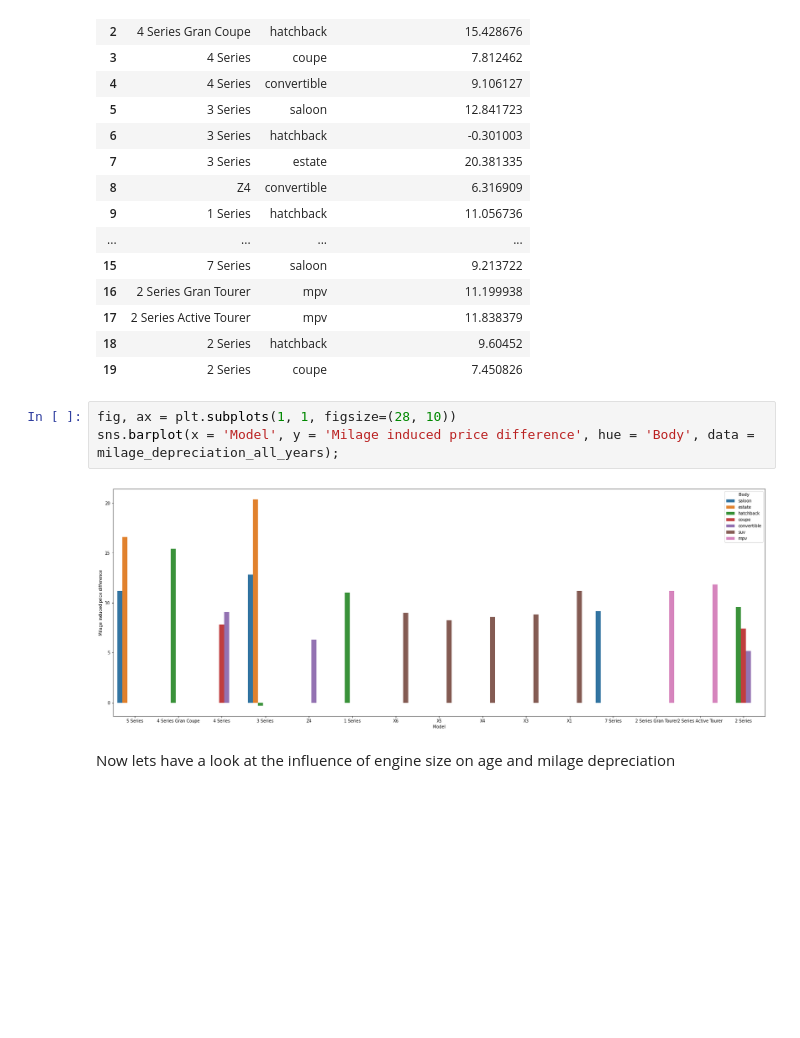
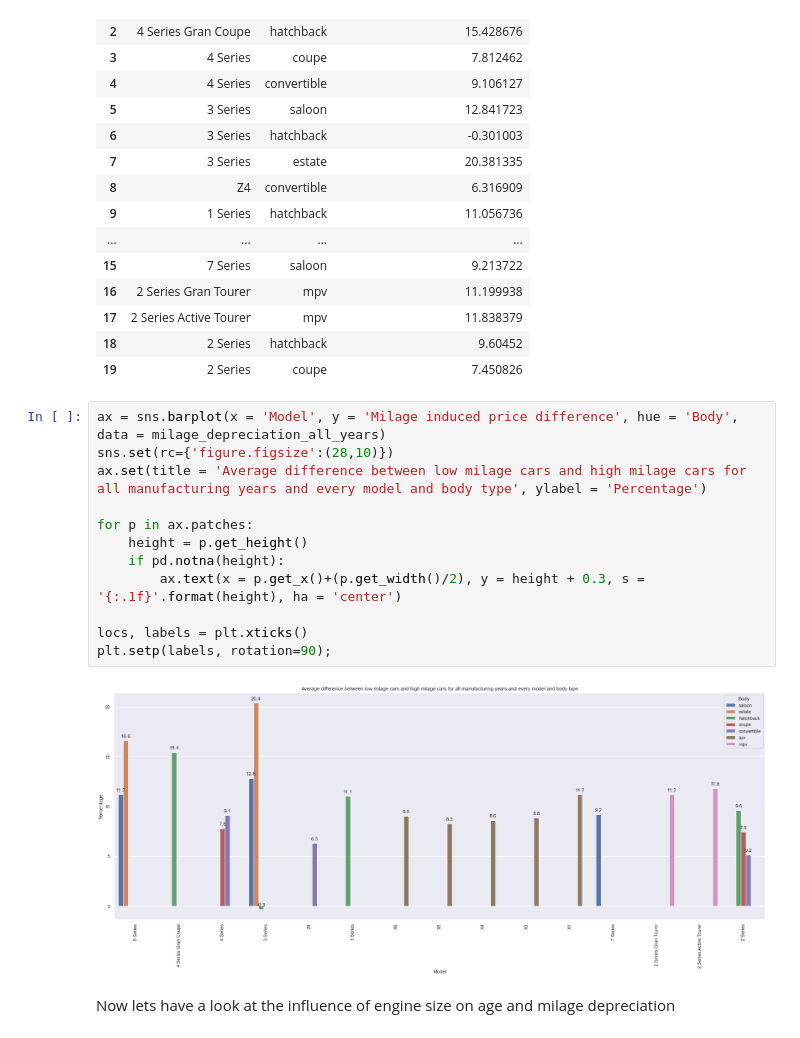
Before and after one commit to CristianCapsuna/CRISP-DM_project, a Jupyter notebook: BMW_analysis.ipynb, the cells around one changed output. Drawn from its saved outputs; the diff is of its cells as text; blank space fills up the shorter version.

```diff
--- a/BMW_analysis.ipynb
+++ b/BMW_analysis.ipynb
@@ -245,11 +263,20 @@ milage_depreciation_all_years.head(20)
 | 17 | 2 Series Active Tourer | mpv | 11.838379 |
 | 18 | 2 Series | hatchback | 9.60452 |
 | 19 | 2 Series | coupe | 7.450826 |
-# %%
-fig, ax = plt.subplots(1, 1, figsize=(28, 10))
-sns.barplot(x = 'Model', y = 'Milage induced price difference', hue = 'Body', data = milage_depreciation_all_years);
-# %% [output]
-[figure, removed]
+# %%
+ax = sns.barplot(x = 'Model', y = 'Milage induced price difference', hue = 'Body', data = milage_depreciation_all_years)
+sns.set(rc={'figure.figsize':(28,10)})
+ax.set(title = 'Average difference between low milage cars and high milage cars for all manufacturing years and every model and body type', ylabel = 'Percentage')
+
+for p in ax.patches:
+    height = p.get_height()
+    if pd.notna(height):
+        ax.text(x = p.get_x()+(p.get_width()/2), y = height + 0.3, s = '{:.1f}'.format(height), ha = 'center')
+
+locs, labels = plt.xticks()
+plt.setp(labels, rotation=90);
+# %% [output]
+[figure, added]
 # %% [markdown]
 Now lets have a look at the influence of engine size on age and milage depreciation
 # %%
```
Also changed, not shown: parts of 10 cells of this notebook.
